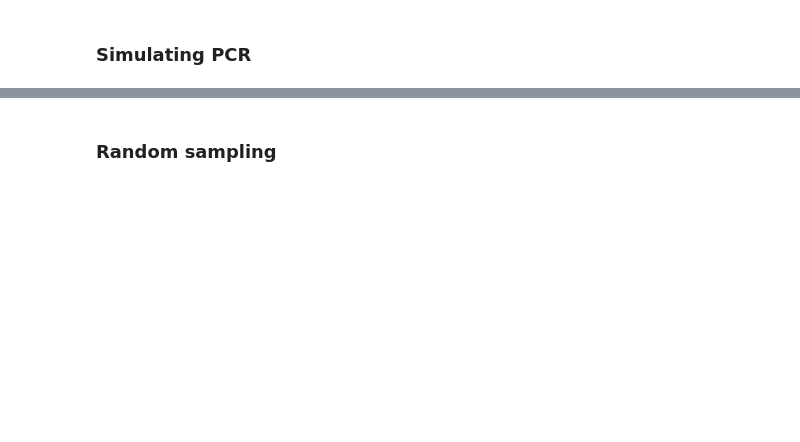
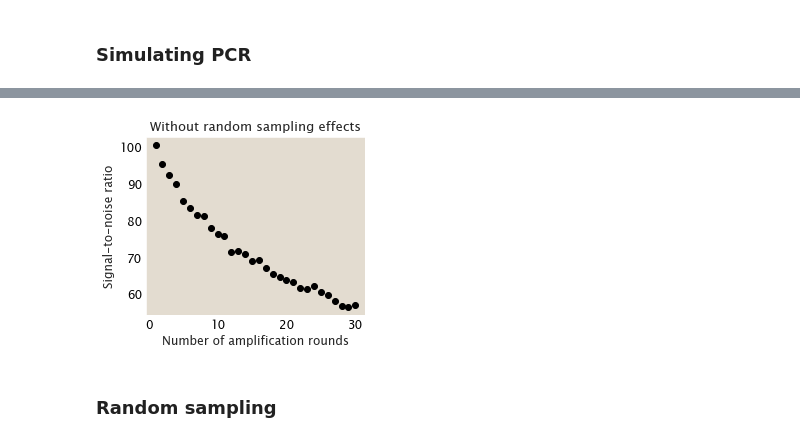
Before and after one commit to RPGroup-PBoC/theoretical_regseq, a Jupyter notebook: notebooks/noise/experimental_noise.ipynb, the cells around one changed output, grey strips where cells are left out. Drawn from its saved outputs; the diff is of its cells as text; code cells hidden in the pictures; blank space fills up the shorter version.

Commit message:
experimental noise

```diff
--- a/notebooks/noise/experimental_noise.ipynb
+++ b/notebooks/noise/experimental_noise.ipynb
@@ -96,3 +105,50 @@ tregs.footprint.plot_footprint(promoter, df, region_params,
+# %%
+n_NS = len(genome)
+n_p = 4600
+n_r = 10
+ep_wt = -5
+er_wt = -15
+alpha = 1.5
+beta = 2
+
+l_rounds = np.arange(1, 31, 1)
+stn = []
+for rounds in l_rounds:
+    rv = []
+    for i in range(50):
+        df = tregs.simulate.sim_preset_library(promoter, tregs.simulate.simrep_pbound, [rnap_site, rep_site],
+                                *[n_NS, n_p, n_r, rnap_emat, rep_emat, ep_wt, er_wt],
+                                                mutants=mutant_bank[i])
+        df['ct_1_amplified'] = df.apply(lambda row: append_amplified_count(row['ct_1'], rounds, alpha, beta), axis=1)
+        df['ct_1_amplified'] = df['ct_1_amplified'] / max(df['ct_1_amplified']) * 10**4
+        df['norm_ct_1'] = df['ct_1_amplified'] / df['ct_0']
+        nbins = 2
+        mut_list = df['seq'].values
+        mu_data = df['norm_ct_1']
+        upper_bound = np.mean(mu_data)
+
+        footprint = tregs.footprint.get_info_footprint(mut_list, mu_data, promoter, nbins, upper_bound,
+                                                pseudocount=10**(-6))
+        total_signal = 0
+        region_params = [(-38, -30, 'P', 'RNAP'), (-15, -5, 'P', 'RNAP'), (2, 17, 'R', 'LacI')]
+        for region in region_params:
+            total_signal += np.sum(footprint[(region[0]+115):(region[1]+116)])
+        total_noise = np.sum(footprint) - total_signal
+        mean_signal = total_signal / (region[1] - region[0] + 1)
+        mean_noise = total_noise / (160 - (region[1] - region[0] + 1))
+        stn_ratio = mean_signal / mean_noise
+        rv.append(stn_ratio)
+    stn.append(np.mean(rv))
+# %%
+fig, ax = plt.subplots(figsize=(4,3.5))
+ax.scatter(l_rounds, stn, color='k')
+ax.set_xlabel('Number of amplification rounds')
+ax.set_ylabel('Signal-to-noise ratio')
+ax.set_title('Without random sampling effects', fontsize=13)
+plt.tight_layout()
+plt.savefig('../../figs/amplification_bias.png', dpi=300)
+# %% [output]
+[figure, added]
 # %% [markdown]
 ### Random sampling
 # %%
```
Also changed, not shown: parts of 10 cells of this notebook, 13 other files.
